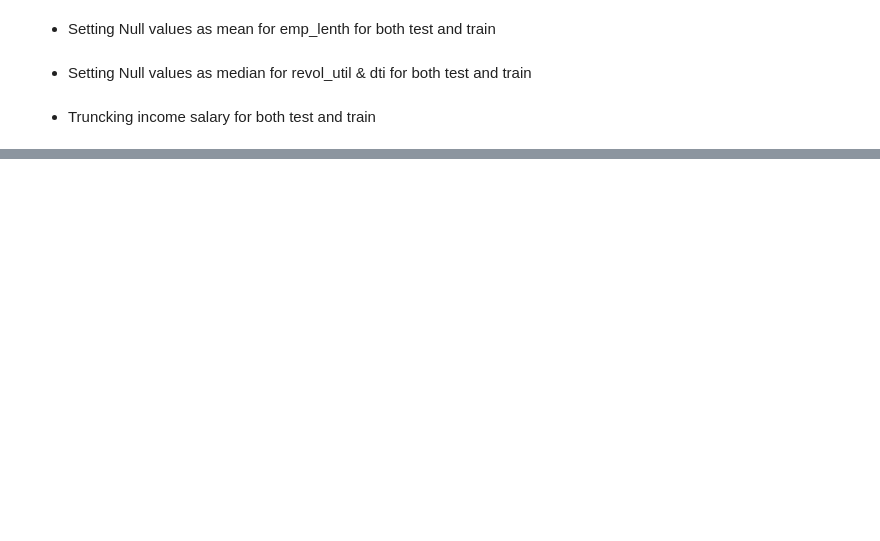
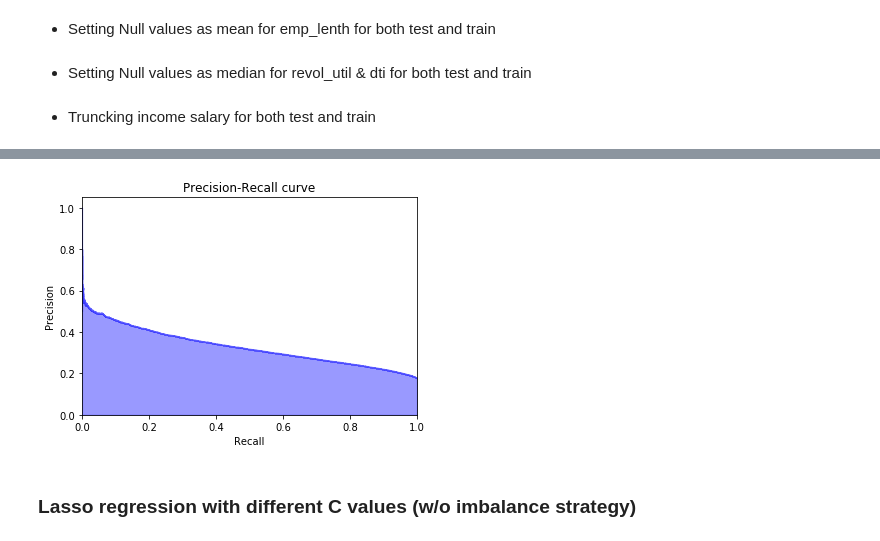
Before and after one commit to apy444/personal_loan_default_prediction, a Jupyter notebook: Technical_Mod4_daniel.ipynb, the cells around one changed output, grey strips where cells are left out. Drawn from its saved outputs; the diff is of its cells as text; code cells hidden in the pictures; blank space fills up the shorter version.

```diff
--- a/Technical_Mod4_daniel.ipynb
+++ b/Technical_Mod4_daniel.ipynb
@@ -477,0 +389,5 @@ Successfully installed imbalanced-learn-0.5.0 imblearn-0.0
+# %%
+scaler = StandardScaler()
+scaler.fit(X_train_imp)
+X_train_scaled = scaler.transform(X_train_imp)
+X_test_scaled = scaler.transform(X_test_imp)
@@ -477,0 +435,5 @@ Successfully installed imbalanced-learn-0.5.0 imblearn-0.0
+# %%
+# Vanilla regression
+logreg_vanilla = LogisticRegression(C=1e9, solver='liblinear', max_iter=200)
+
+model_vanilla = logreg_vanilla.fit(X_train_scaled, y_train)
@@ -477,0 +452,15 @@ Successfully installed imbalanced-learn-0.5.0 imblearn-0.0
+# %%
+p, r, t = precision_recall_curve(y_train, model_vanilla.decision_function(X_train_scaled))
+# %%
+from inspect import signature
+step_kwargs = ({'step': 'post'} if 'step' in signature(plt.fill_between).parameters else {})
+plt.step(r, p, color='b', alpha=0.4, where='post')
+plt.fill_between(r, p, color='b', alpha=0.4, **step_kwargs)
+plt.xlabel('precision')
+plt.xlabel('Recall')
+plt.ylabel('Precision')
+plt.ylim([0.0, 1.05])
+plt.xlim([0.0, 1])
+plt.title('Precision-Recall curve');
+# %% [output]
+[figure, added]
@@ -477,0 +476,2 @@ Successfully installed imbalanced-learn-0.5.0 imblearn-0.0
+# %% [markdown]
+### Lasso regression with different C values (w/o imbalance strategy)
```
Also changed, not shown: parts of 155 cells of this notebook.
